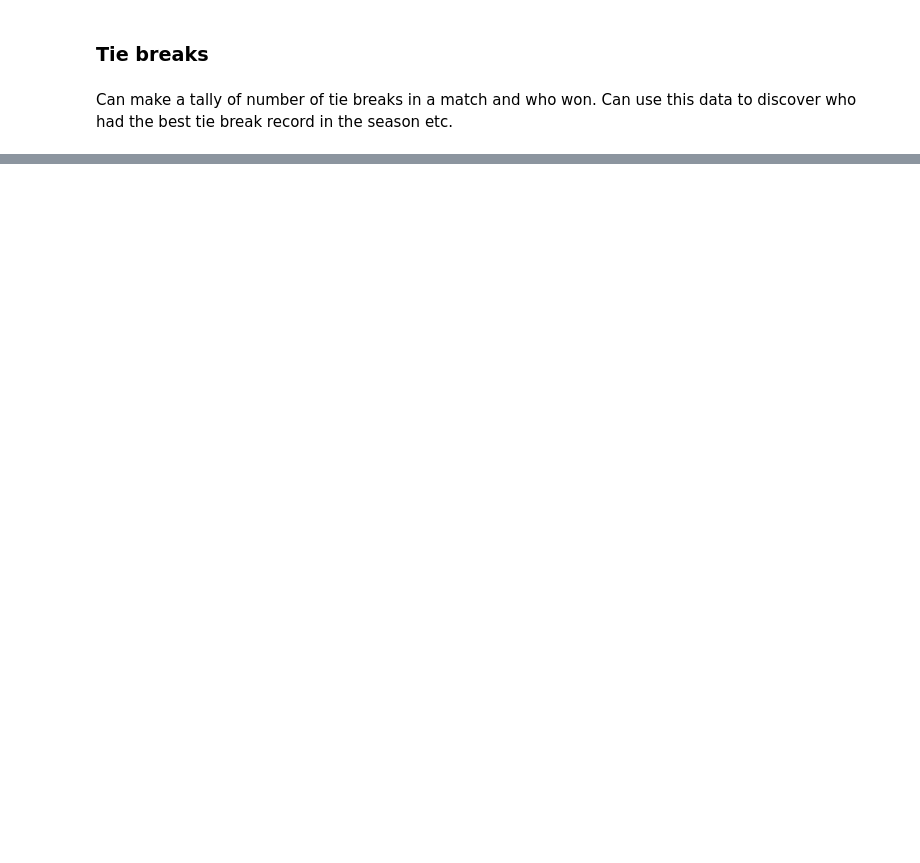
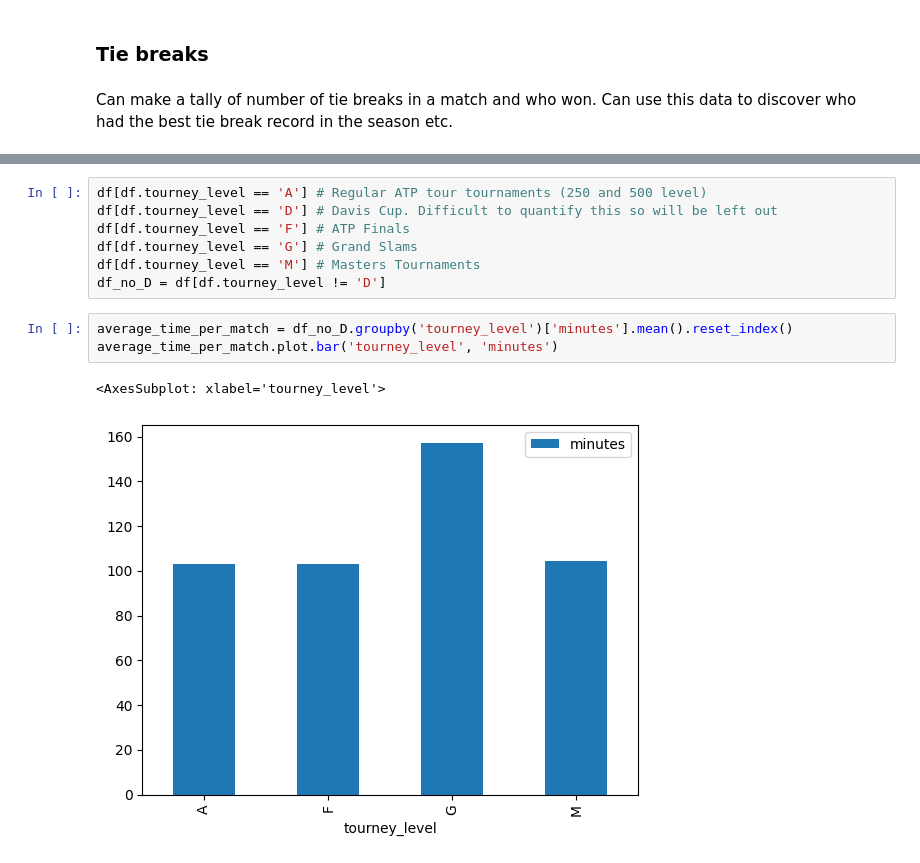
Before and after one commit to sebjshaw/Passion_Projects, a Jupyter notebook: atp_historical/2021_analysis.ipynb, the cells around one changed output, grey strips where cells are left out. Saved outputs shown, nothing was run; the diff lists cells and outputs as text; blank space fills up the shorter version.

```diff
--- a/atp_historical/2021_analysis.ipynb
+++ b/atp_historical/2021_analysis.ipynb
@@ -98,0 +201,13 @@ Can make a tally of number of tie breaks in a match and who won. Can use this da
+# %%
+df[df.tourney_level == 'A'] # Regular ATP tour tournaments (250 and 500 level)
+df[df.tourney_level == 'D'] # Davis Cup. Difficult to quantify this so will be left out
+df[df.tourney_level == 'F'] # ATP Finals
+df[df.tourney_level == 'G'] # Grand Slams
+df[df.tourney_level == 'M'] # Masters Tournaments
+df_no_D = df[df.tourney_level != 'D']
+# %%
+average_time_per_match = df_no_D.groupby('tourney_level')['minutes'].mean().reset_index()
+average_time_per_match.plot.bar('tourney_level', 'minutes')
+# %% [output]
+<AxesSubplot: xlabel='tourney_level'>
+[figure, added]
```
Also changed, not shown: parts of 13 cells of this notebook.
